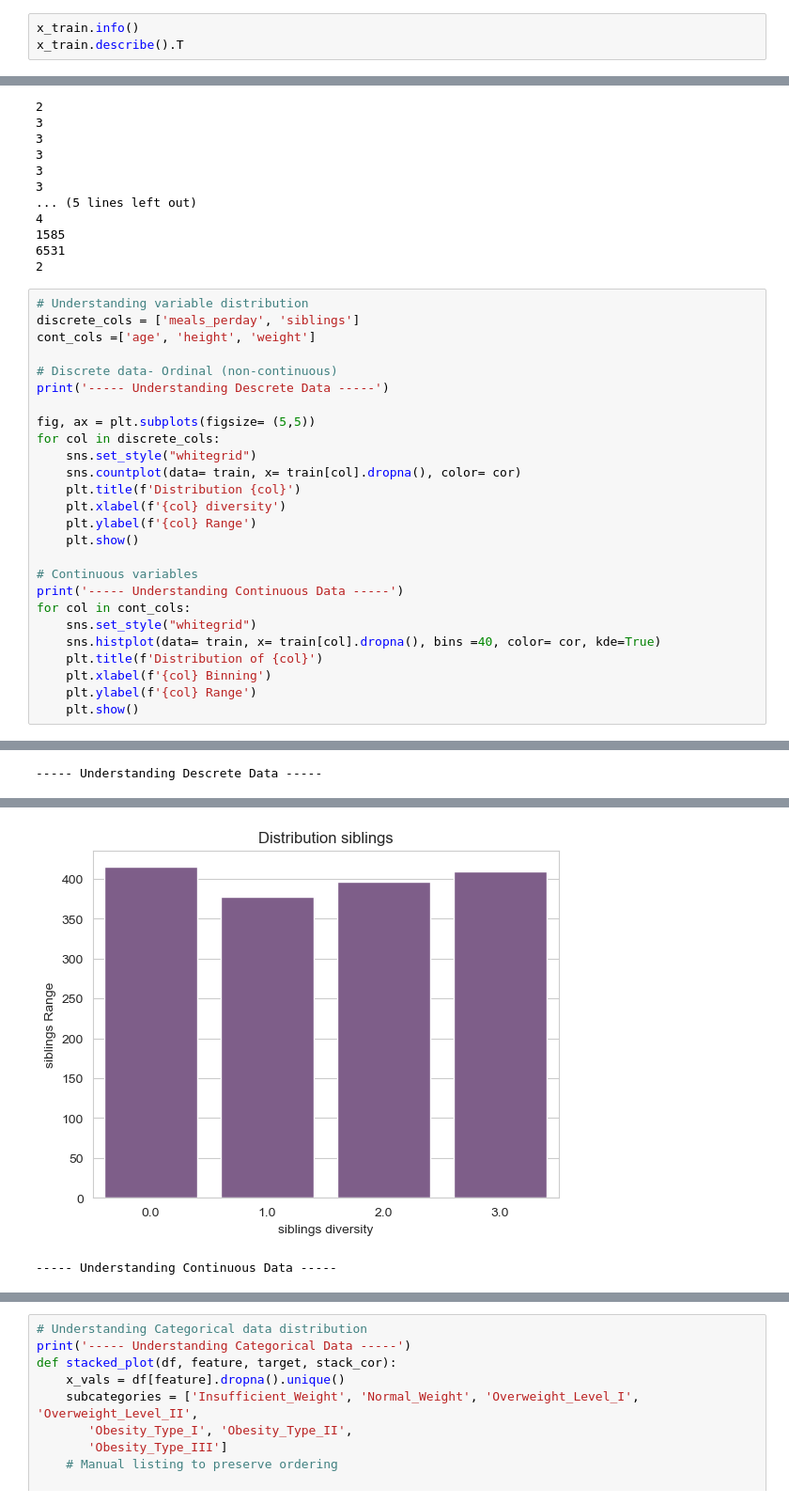
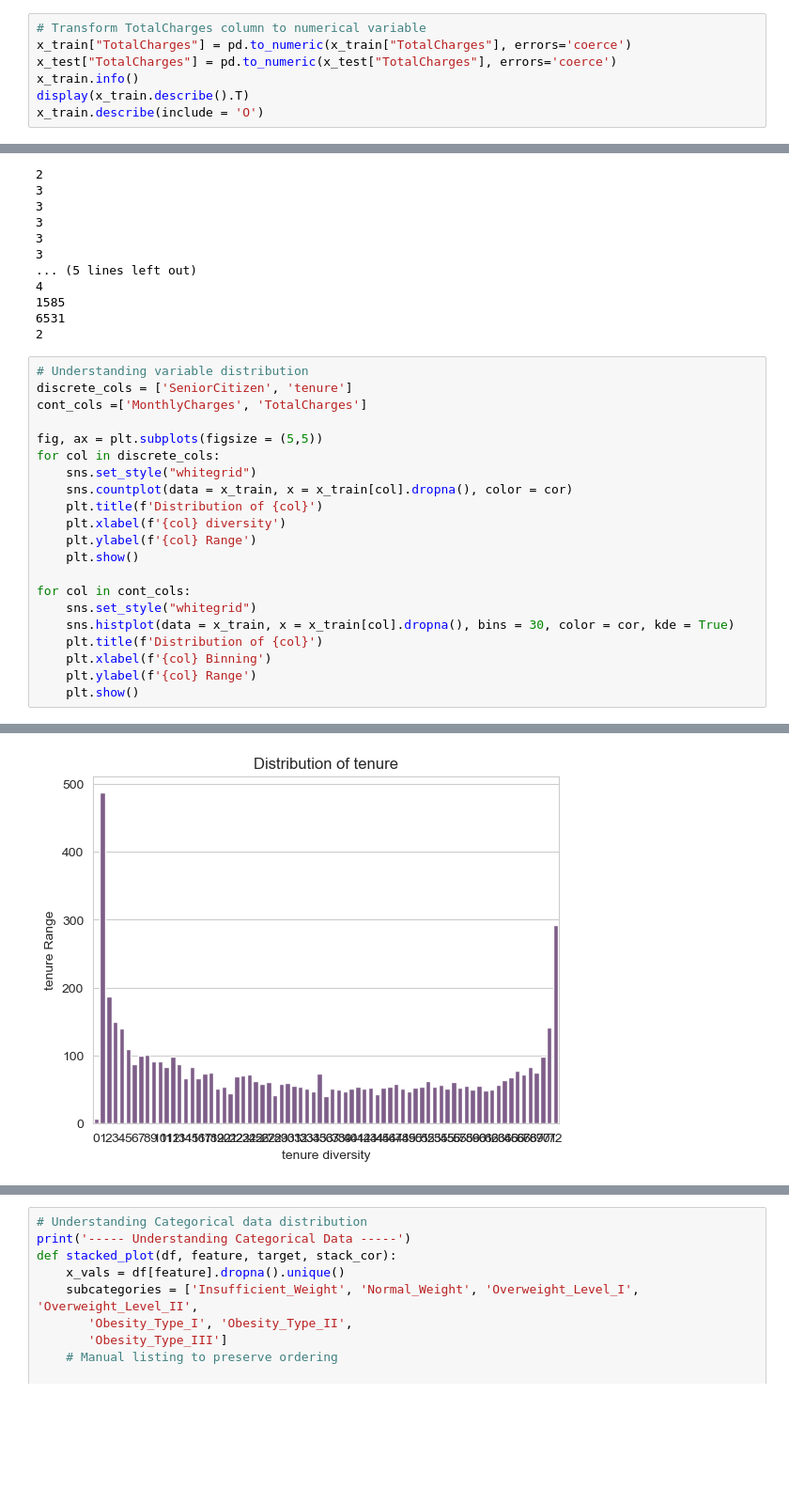
Before and after one commit to inesbchainho/machine_learning_feb2026, a Jupyter notebook: ML_Group16_Notebook.ipynb, the cells around one changed output, grey strips where cells are left out. Shown at 94% size. Saved outputs shown, nothing was run; the diff lists cells and outputs as text; blank space fills up the shorter version.

```diff
--- a/ML_Group16_Notebook.ipynb
+++ b/ML_Group16_Notebook.ipynb
@@ -69,8 +69,12 @@ x_train.head(3)
 # %% [markdown]
 <b><font size="5">Data exploration</font></b><br><br>
 # %%
+# Transform TotalCharges column to numerical variable
+x_train["TotalCharges"] = pd.to_numeric(x_train["TotalCharges"], errors='coerce')
+x_test["TotalCharges"] = pd.to_numeric(x_test["TotalCharges"], errors='coerce')
 x_train.info()
-x_train.describe().T
+display(x_train.describe().T)
+x_train.describe(include = 'O')
 # %% [output]
 <class 'pandas.core.frame.DataFrame'>
 Index: 5634 entries, 3738 to 5639
@@ -122,26 +132,21 @@ for val in columns:
 2
 # %%
 # Understanding variable distribution
-discrete_cols = ['meals_perday', 'siblings']
-cont_cols =['age', 'height', 'weight']
+discrete_cols = ['SeniorCitizen', 'tenure']
+cont_cols =['MonthlyCharges', 'TotalCharges']
 
-# Discrete data- Ordinal (non-continuous)
-print('----- Understanding Descrete Data -----')
-
-fig, ax = plt.subplots(figsize= (5,5))
+fig, ax = plt.subplots(figsize = (5,5))
 for col in discrete_cols:
     sns.set_style("whitegrid")
-    sns.countplot(data= train, x= train[col].dropna(), color= cor)
-    plt.title(f'Distribution {col}')
+    sns.countplot(data = x_train, x = x_train[col].dropna(), color = cor)
+    plt.title(f'Distribution of {col}')
     plt.xlabel(f'{col} diversity')
     plt.ylabel(f'{col} Range')
     plt.show()
 
-# Continuous variables
-print('----- Understanding Continuous Data -----')
 for col in cont_cols:
     sns.set_style("whitegrid")
-    sns.histplot(data= train, x= train[col].dropna(), bins =40, color= cor, kde=True)
+    sns.histplot(data = x_train, x = x_train[col].dropna(), bins = 30, color = cor, kde = True)
     plt.title(f'Distribution of {col}')
     plt.xlabel(f'{col} Binning')
     plt.ylabel(f'{col} Range')
@@ -156 +154,0 @@ for col in cont_cols:
------ Understanding Descrete Data -----
@@ -158,2 +156 @@ for col in cont_cols:
-[figure, old version]
+[figure, new version]
------ Understanding Continuous Data -----
```
Also changed, not shown: parts of 2 cells of this notebook, 1 other file.
